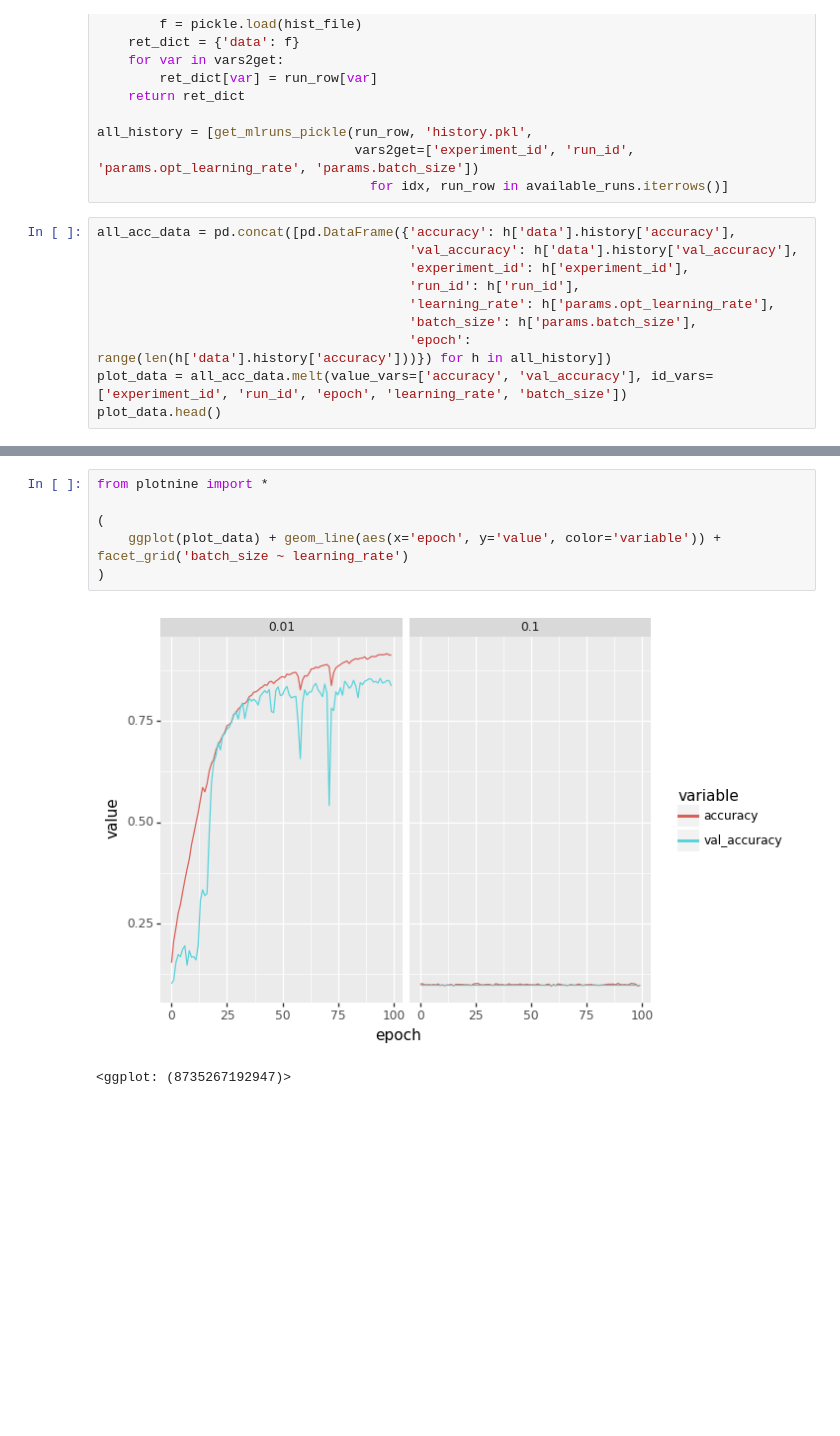
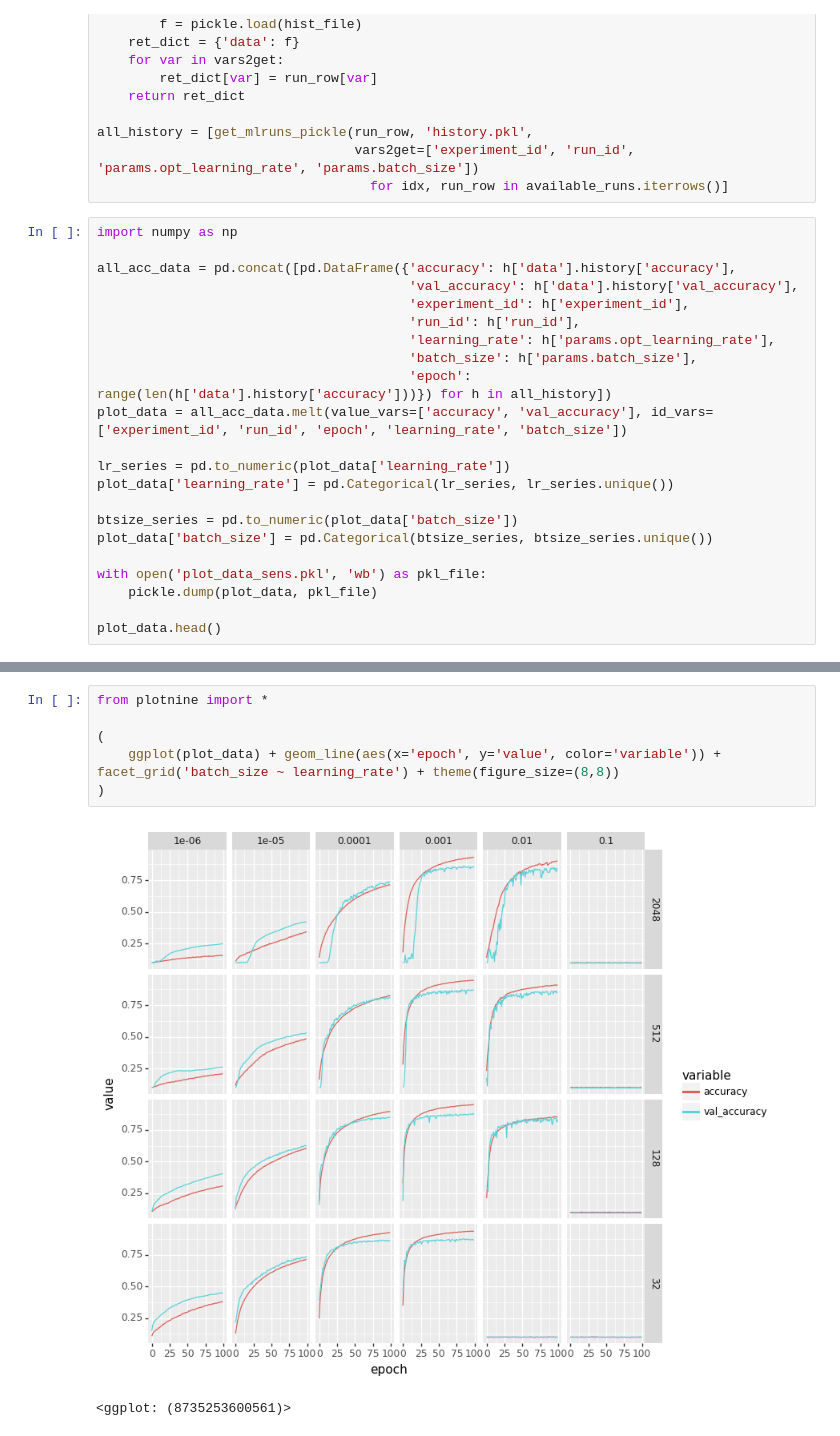
Before and after one commit to PaulHiemstra/exxample_ml_project, a Jupyter notebook: Example Notebook.ipynb, the cells around one changed output, grey strips where cells are left out. Saved outputs shown, nothing was run; the diff lists cells and outputs as text; blank space fills up the shorter version.

Commit message:
Added improved plot

```diff
--- a/Example Notebook.ipynb
+++ b/Example Notebook.ipynb
@@ -164,6 +164,8 @@ all_history = [get_mlruns_pickle(run_row, 'history.pkl',
                                  vars2get=['experiment_id', 'run_id', 'params.opt_learning_rate', 'params.batch_size'])
                                    for idx, run_row in available_runs.iterrows()]
 # %%
+import numpy as np
+
 all_acc_data = pd.concat([pd.DataFrame({'accuracy': h['data'].history['accuracy'],
                                         'val_accuracy': h['data'].history['val_accuracy'],
                                         'experiment_id': h['experiment_id'],
@@ -172,5 +174,15 @@ all_acc_data = pd.concat([pd.DataFrame({'accuracy': h['data'].history['accuracy'
                                         'batch_size': h['params.batch_size'],
                                         'epoch': range(len(h['data'].history['accuracy']))}) for h in all_history])
 plot_data = all_acc_data.melt(value_vars=['accuracy', 'val_accuracy'], id_vars=['experiment_id', 'run_id', 'epoch', 'learning_rate', 'batch_size'])
+
+lr_series = pd.to_numeric(plot_data['learning_rate'])
+plot_data['learning_rate'] = pd.Categorical(lr_series, lr_series.unique())
+
+btsize_series = pd.to_numeric(plot_data['batch_size'])
+plot_data['batch_size'] = pd.Categorical(btsize_series, btsize_series.unique())
+
+with open('plot_data_sens.pkl', 'wb') as pkl_file:
+    pickle.dump(plot_data, pkl_file)
+
 plot_data.head()
 # %% [output]
@@ -183,9 +195,9 @@ plot_data.head()
 # %%
 from plotnine import *
 
 (
-    ggplot(plot_data) + geom_line(aes(x='epoch', y='value', color='variable')) + facet_grid('batch_size ~ learning_rate')
+    ggplot(plot_data) + geom_line(aes(x='epoch', y='value', color='variable')) + facet_grid('batch_size ~ learning_rate') + theme(figure_size=(8,8))
 )
 # %% [output]
-[figure, old version]
+[figure, new version]
-<ggplot: (8735267192947)>
+<ggplot: (8735253600561)>
```
Also changed, not shown: parts of 1 cell of this notebook, 1 other file.
